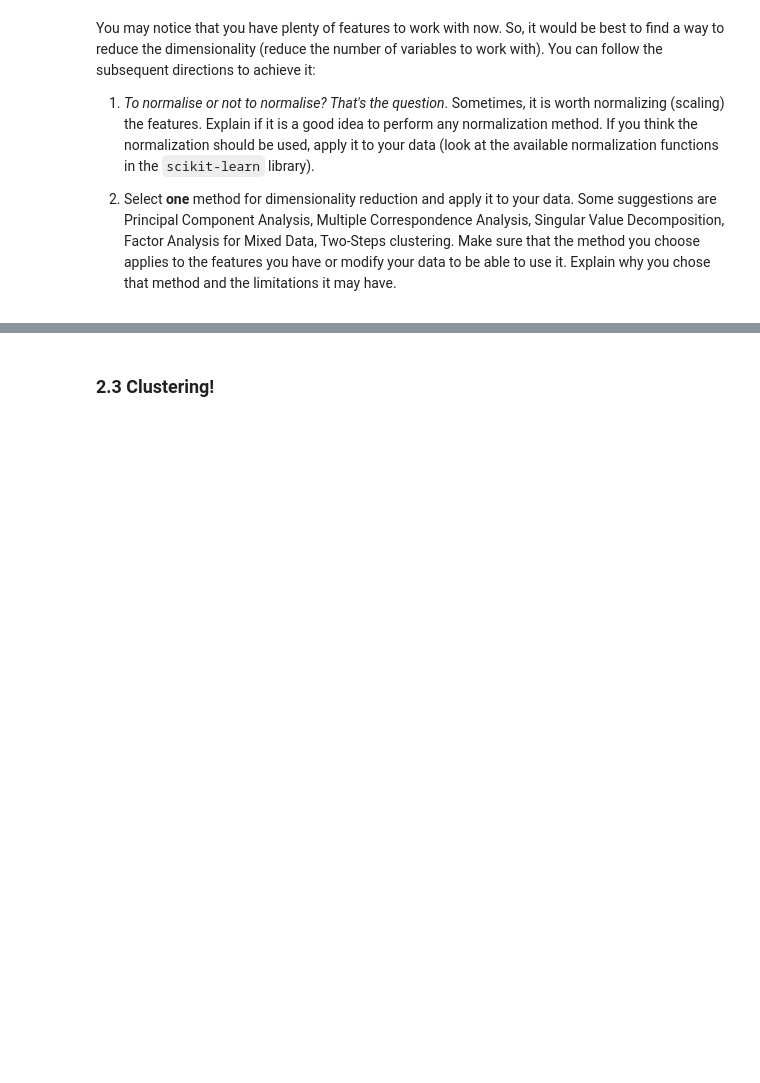
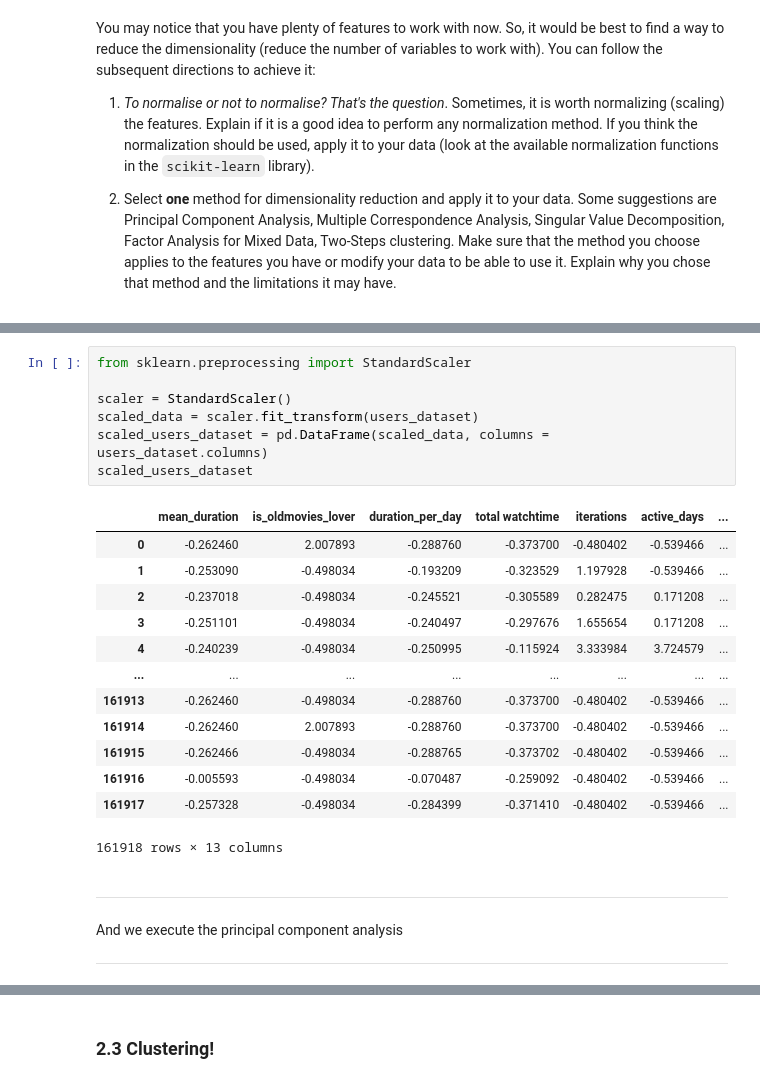
Before and after one commit to LorenzoPannacci/ADM-HW4, a Jupyter notebook: main.ipynb, the cells around one changed output, grey strips where cells are left out. Drawn from its saved outputs; the diff is of its cells as text; blank space fills up the shorter version.

```diff
--- a/main.ipynb
+++ b/main.ipynb
@@ -534,0 +560,27 @@ Two columns of our dataset, `favorite_genre` and `favorite_time_day` are strings
+# %%
+from sklearn.preprocessing import StandardScaler
+
+scaler = StandardScaler()
+scaled_data = scaler.fit_transform(users_dataset)
+scaled_users_dataset = pd.DataFrame(scaled_data, columns = users_dataset.columns)
+scaled_users_dataset
+# %% [output]
+|  | mean_duration | is_oldmovies_lover | duration_per_day | total watchtime | iterations | active_days | ... |
+| 0 | -0.262460 | 2.007893 | -0.288760 | -0.373700 | -0.480402 | -0.539466 | ... |
+| 1 | -0.253090 | -0.498034 | -0.193209 | -0.323529 | 1.197928 | -0.539466 | ... |
+| 2 | -0.237018 | -0.498034 | -0.245521 | -0.305589 | 0.282475 | 0.171208 | ... |
+| 3 | -0.251101 | -0.498034 | -0.240497 | -0.297676 | 1.655654 | 0.171208 | ... |
+| 4 | -0.240239 | -0.498034 | -0.250995 | -0.115924 | 3.333984 | 3.724579 | ... |
+| ... | ... | ... | ... | ... | ... | ... | ... |
+| 161913 | -0.262460 | -0.498034 | -0.288760 | -0.373700 | -0.480402 | -0.539466 | ... |
+| 161914 | -0.262460 | 2.007893 | -0.288760 | -0.373700 | -0.480402 | -0.539466 | ... |
+| 161915 | -0.262466 | -0.498034 | -0.288765 | -0.373702 | -0.480402 | -0.539466 | ... |
+| 161916 | -0.005593 | -0.498034 | -0.070487 | -0.259092 | -0.480402 | -0.539466 | ... |
+| 161917 | -0.257328 | -0.498034 | -0.284399 | -0.371410 | -0.480402 | -0.539466 | ... |
+161918 rows × 13 columns
+# %% [markdown]
+---
+
+And we execute the principal component analysis
+
+---
```
Also changed, not shown: parts of 18 cells of this notebook, 1 other file.
